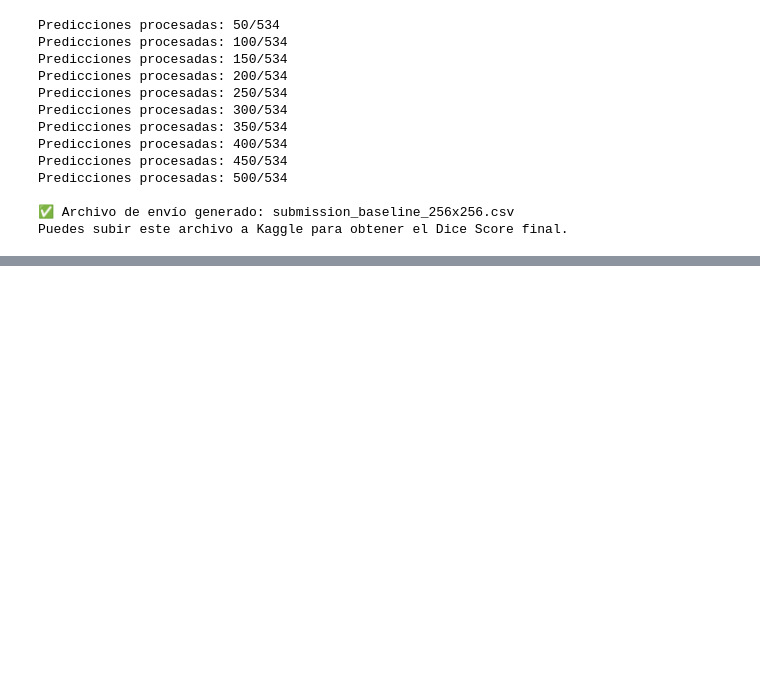
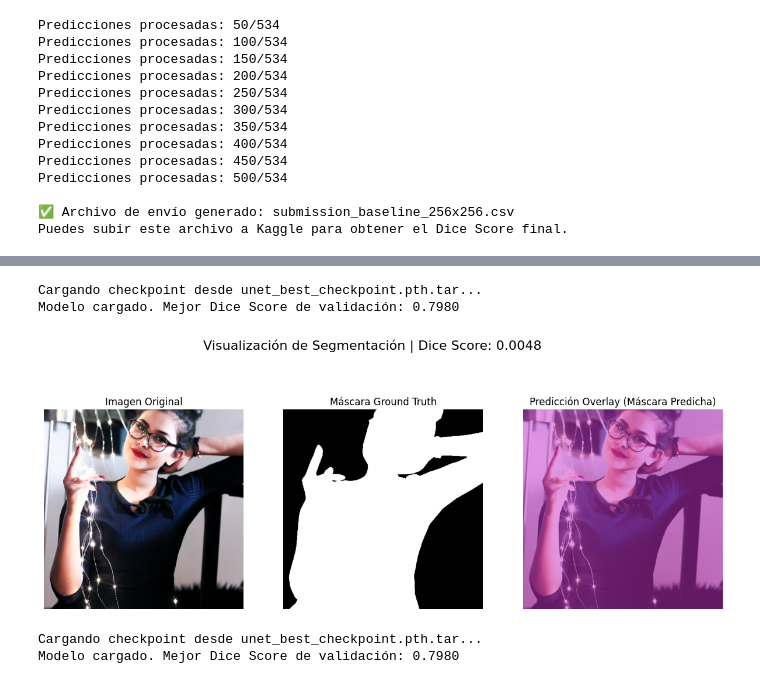
Before and after one commit to kidnixt/u-net-segmentation, a Jupyter notebook: unet.ipynb, the cells around one changed output, grey strips where cells are left out. Cells and saved outputs as stored; diff of their text form; code cells hidden in the pictures; blank space fills up the shorter version.

```diff
--- a/unet.ipynb
+++ b/unet.ipynb
@@ -309,28 +317,30 @@ class DiceLoss(nn.Module):
         self.smooth = smooth
 
     def forward(self, inputs, targets):
-        # inputs: logits de la U-Net
-        inputs = torch.sigmoid(inputs) # Convertir logits a probabilidades (0-1)
+        inputs = torch.sigmoid(inputs)
+        targets = crop_to_match(inputs, targets)
 
-        inputs = inputs.view(-1)
-        targets = targets.view(-1)
+        # Aplanar (seguro)
+        inputs = inputs.reshape(-1)
+        targets = targets.reshape(-1)
 
         intersection = (inputs * targets).sum()
-        dice_coefficient = (2. * intersection + self.smooth) / (inputs.sum() + targets.sum() + self.smooth)
-
+        dice_coefficient = (2. * intersection + self.smooth) / (
+            inputs.sum() + targets.sum() + self.smooth
+        )
         return 1 - dice_coefficient
 
 # --- Métrica de Evaluación (Dice Coefficient) ---
 def dice_coefficient(pred_logits, targets, smooth=1e-6):
     probs = torch.sigmoid(pred_logits)
-    preds = (probs > 0.5).float() # Binarización (predicciones duras)
+    preds = (probs > 0.5).float()
+    targets = crop_to_match(preds, targets)
 
-    preds = preds.view(-1)
-    targets = targets.view(-1)
+    preds = preds.reshape(-1)
+    targets = targets.reshape(-1)
 
     intersection = (preds * targets).sum()
     dice = (2. * intersection + smooth) / (preds.sum() + targets.sum() + smooth)
-
     return dice
 # %% [markdown]
 # Training Loop
@@ -709,0 +1200,35 @@ Puedes subir este archivo a Kaggle para obtener el Dice Score final.
+# %%
+best_model = load_best_model(CHECKPOINT_PATH, model, DEVICE)
+
+# Reemplaza estas rutas de ejemplo con las rutas reales de tus archivos
+example_img_path = 'train/images/4.png'
+example_mask_path = 'train/masks/4.png'
+
+visualize_comparison(best_model, example_img_path, example_mask_path, DEVICE)
+# %% [output]
+Cargando checkpoint desde unet_best_checkpoint.pth.tar...
+Modelo cargado. Mejor Dice Score de validación: 0.7980
+[figure, added]
+# %%
+import torch
+import numpy as np
+import pandas as pd
+import cv2
+from PIL import Image
+import os
+# (También asegúrate de que las funciones predict_and_upsample y load_best_model estén definidas)
+
+# --- CONSTANTES ---
+DEVICE = torch.device("cuda" if torch.cuda.is_available() else "cpu")
+CHECKPOINT_PATH = "unet_best_checkpoint.pth.tar"
+TEST_IMAGES_DIR = 'test/images' # **AJUSTAR ESTA RUTA**
+# ------------------
+
+# 1. Cargar el mejor modelo
+model = UNet(n_channels=3, n_classes=1, initial_filters=64, depth=4,
+             activation="relu", use_batchnorm=False, padding=0, dropout=0.0,
+             final_activation=None).to(DEVICE)
+best_model = load_best_model(CHECKPOINT_PATH, model, DEVICE)
+# %% [output]
+Cargando checkpoint desde unet_best_checkpoint.pth.tar...
+Modelo cargado. Mejor Dice Score de validación: 0.7980
```
Also changed, not shown: parts of 15 cells of this notebook.
